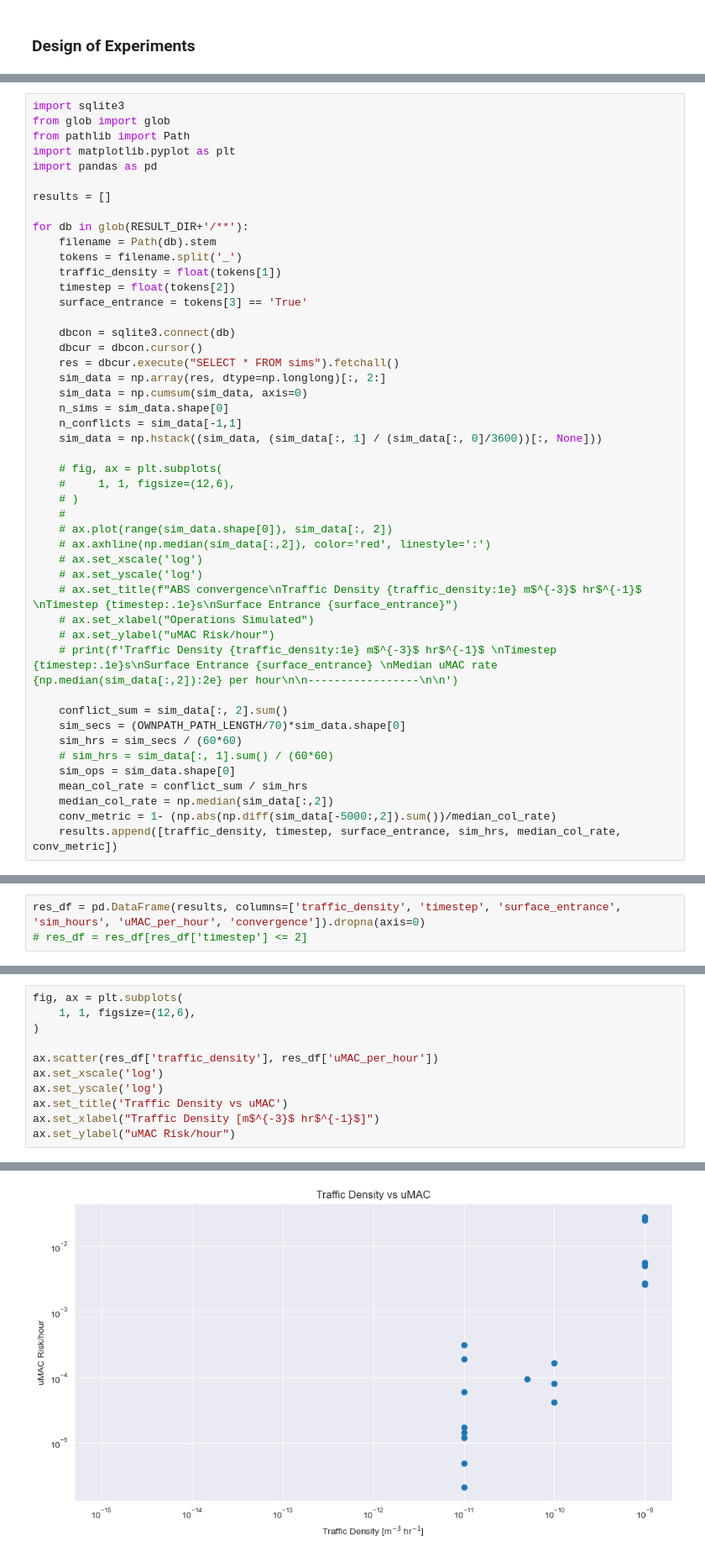
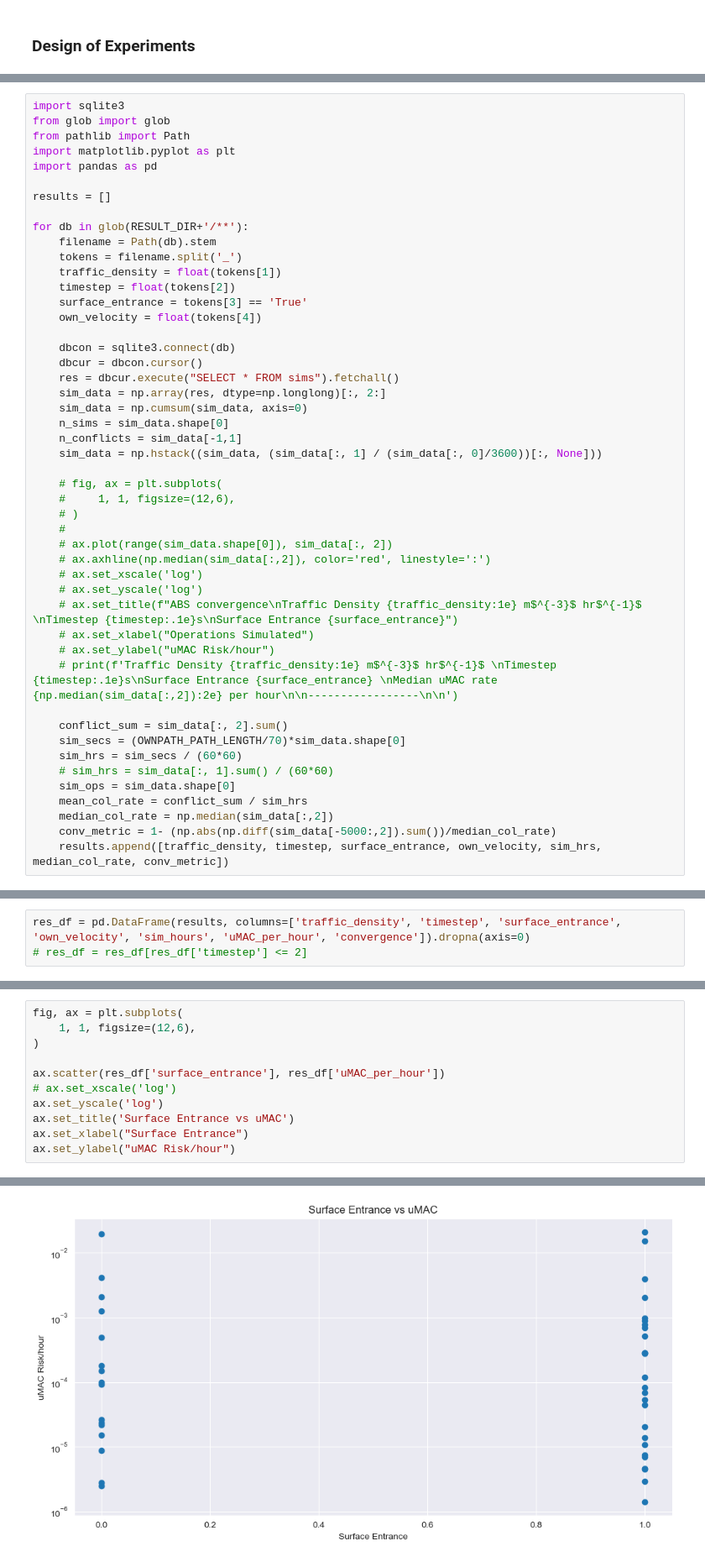
Before and after one commit to aliaksei135/sandbox, a Jupyter notebook: abs_tester/test_base.ipynb, the cells around one changed output, grey strips where cells are left out. Shown at 84% size. Drawn from its saved outputs; the diff is of its cells as text.

```diff
--- a/abs_tester/test_base.ipynb
+++ b/abs_tester/test_base.ipynb
@@ -121,6 +181,7 @@ for db in glob(RESULT_DIR+'/**'):
     traffic_density = float(tokens[1])
     timestep = float(tokens[2])
     surface_entrance = tokens[3] == 'True'
+    own_velocity = float(tokens[4])
 
     dbcon = sqlite3.connect(db)
     dbcur = dbcon.cursor()
@@ -152,4 +213,4 @@ for db in glob(RESULT_DIR+'/**'):
     mean_col_rate = conflict_sum / sim_hrs
     median_col_rate = np.median(sim_data[:,2])
     conv_metric = 1- (np.abs(np.diff(sim_data[-5000:,2]).sum())/median_col_rate)
-    results.append([traffic_density, timestep, surface_entrance, sim_hrs, median_col_rate, conv_metric])
+    results.append([traffic_density, timestep, surface_entrance, own_velocity, sim_hrs, median_col_rate, conv_metric])
@@ -192,4 +217,4 @@ for db in glob(RESULT_DIR+'/**'):
 # %%
-res_df = pd.DataFrame(results, columns=['traffic_density', 'timestep', 'surface_entrance', 'sim_hours', 'uMAC_per_hour', 'convergence']).dropna(axis=0)
+res_df = pd.DataFrame(results, columns=['traffic_density', 'timestep', 'surface_entrance', 'own_velocity', 'sim_hours', 'uMAC_per_hour', 'convergence']).dropna(axis=0)
 # res_df = res_df[res_df['timestep'] <= 2]
 # %%
@@ -206,14 +271,14 @@ corr.style.background_gradient(cmap='coolwarm')
 # %%
 fig, ax = plt.subplots(
     1, 1, figsize=(12,6),
 )
 
-ax.scatter(res_df['traffic_density'], res_df['uMAC_per_hour'])
-ax.set_xscale('log')
+ax.scatter(res_df['surface_entrance'], res_df['uMAC_per_hour'])
+# ax.set_xscale('log')
 ax.set_yscale('log')
-ax.set_title('Traffic Density vs uMAC')
-ax.set_xlabel("Traffic Density [m$^{-3}$ hr$^{-1}$]")
+ax.set_title('Surface Entrance vs uMAC')
+ax.set_xlabel("Surface Entrance")
 ax.set_ylabel("uMAC Risk/hour")
 # %% [output]
 Text(0, 0.5, 'uMAC Risk/hour')
-[figure, old version]
+[figure, new version]
```
Also changed, not shown: parts of 13 cells of this notebook, 1 other file.
